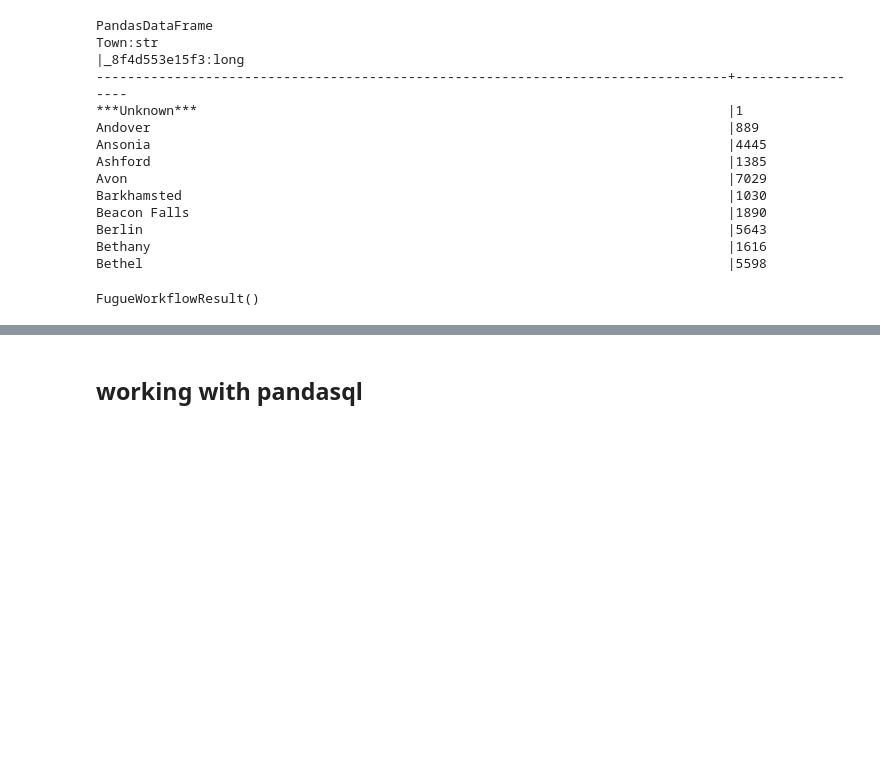
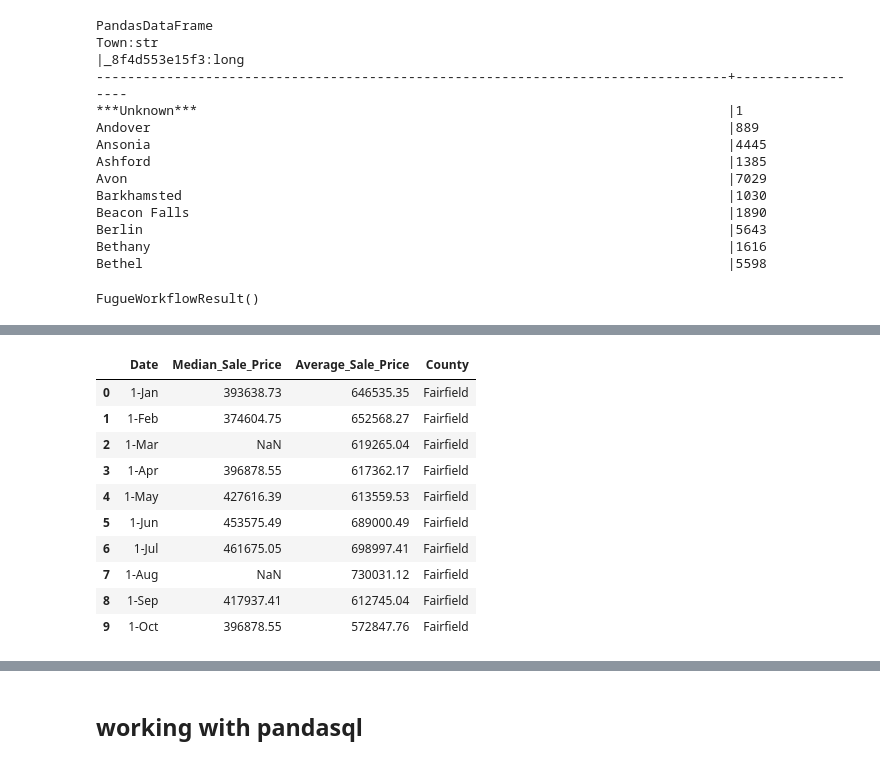
Before and after one commit to buzzpoint1/Final_project, a Jupyter notebook: final_project.ipynb, the cells around one changed output, grey strips where cells are left out. Cells and saved outputs as stored; diff of their text form; code cells hidden in the pictures; blank space fills up the shorter version.

```diff
--- a/final_project.ipynb
+++ b/final_project.ipynb
@@ -165,0 +220,14 @@ FugueWorkflowResult()
+# %%
+df.head(10)
+# %% [output]
+|  | Date | Median_Sale_Price | Average_Sale_Price | County |
+| 0 | 1-Jan | 393638.73 | 646535.35 | Fairfield |
+| 1 | 1-Feb | 374604.75 | 652568.27 | Fairfield |
+| 2 | 1-Mar | NaN | 619265.04 | Fairfield |
+| 3 | 1-Apr | 396878.55 | 617362.17 | Fairfield |
+| 4 | 1-May | 427616.39 | 613559.53 | Fairfield |
+| 5 | 1-Jun | 453575.49 | 689000.49 | Fairfield |
+| 6 | 1-Jul | 461675.05 | 698997.41 | Fairfield |
+| 7 | 1-Aug | NaN | 730031.12 | Fairfield |
+| 8 | 1-Sep | 417937.41 | 612745.04 | Fairfield |
+| 9 | 1-Oct | 396878.55 | 572847.76 | Fairfield |
```
Also changed, not shown: parts of 13 cells of this notebook, 1 other file.
